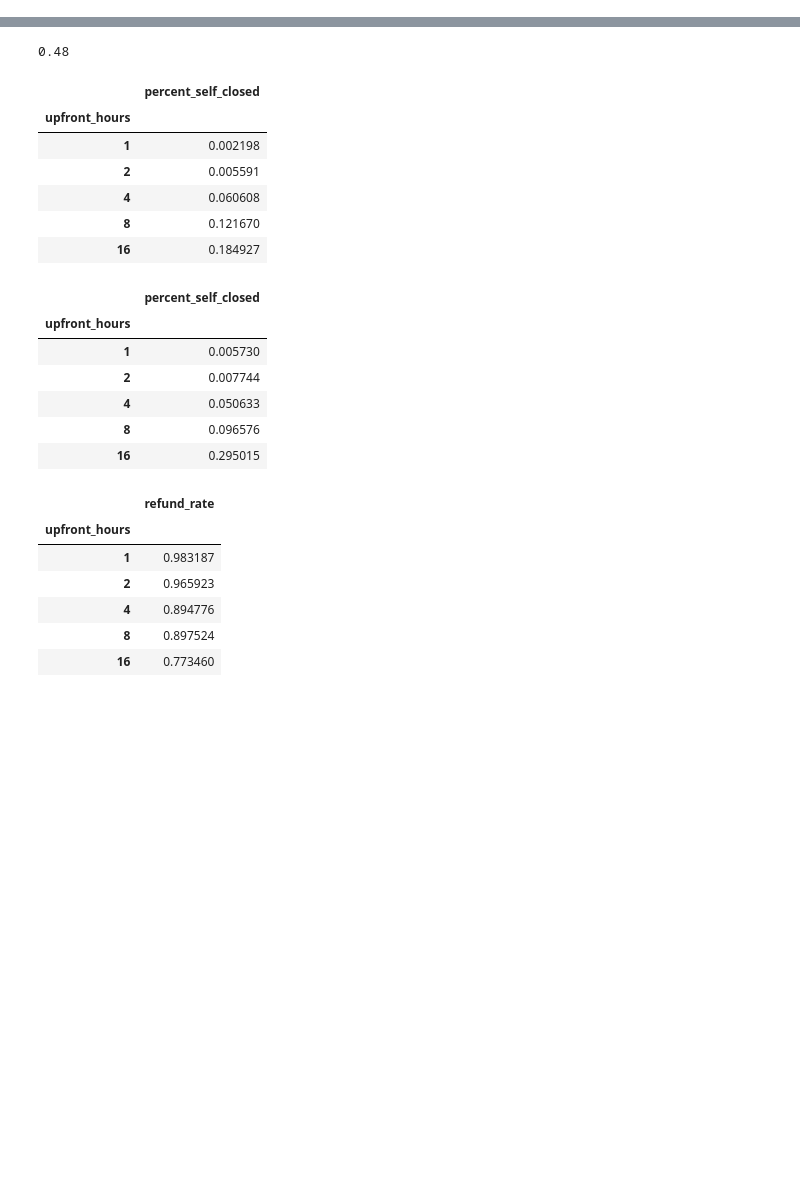
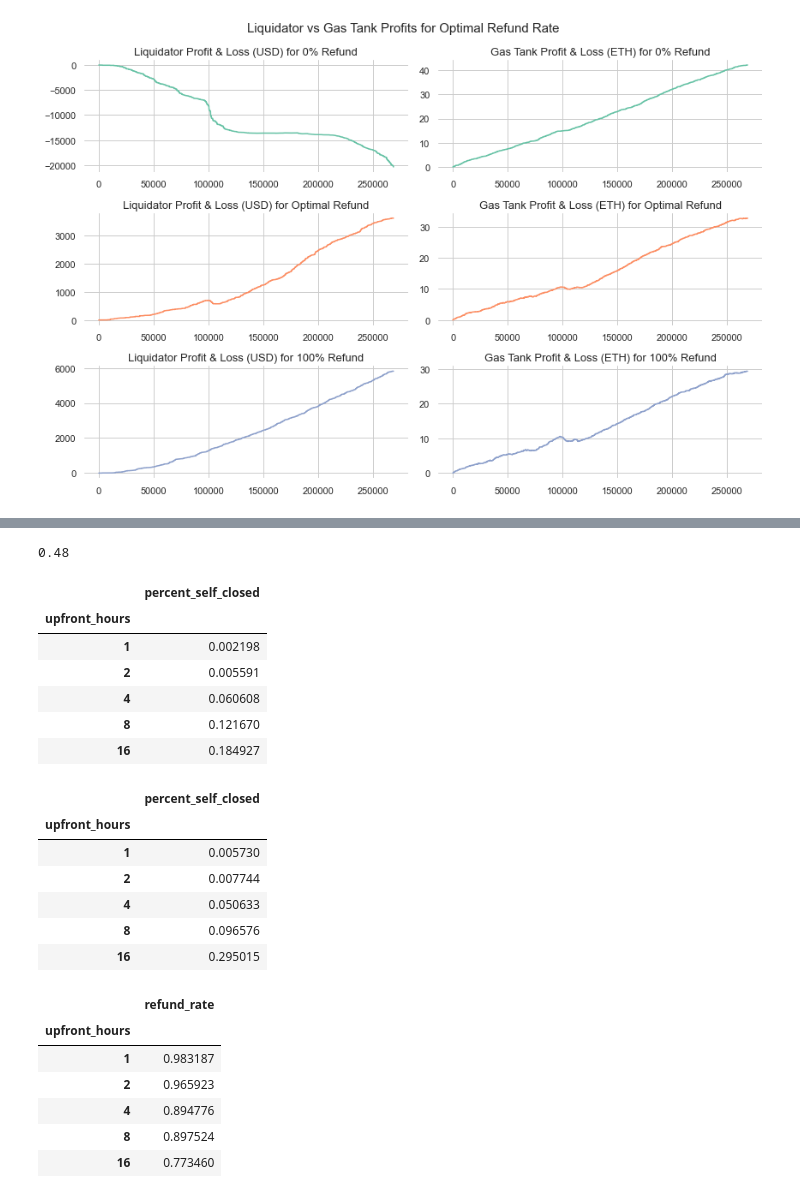
Before and after one commit to mcurcio5/superfluid-liquidations, a Jupyter notebook: sim_analysis.ipynb, the cells around one changed output, grey strips where cells are left out. Saved outputs shown, nothing was run; the diff lists cells and outputs as text; code cells hidden in the pictures; blank space fills up the shorter version.

```diff
--- a/sim_analysis.ipynb
+++ b/sim_analysis.ipynb
@@ -99,0 +118,28 @@ plt.plot(losses)
+# %%
+params['refund_rate'] = bisect(calculate_and_return_loss, .00001, .99999, args=params)
+df = simulate_and_calculate_pl(df, params)
+# %%
+balanced_df = df.copy(deep=True)
+# %%
+# show difference between three dfs
+dfs= [zero_df, balanced_df, one_df]
+# %%
+colors = sns.color_palette("Set2") # sns.color_palette('bright')
+# %%
+fig, axs = plt.subplots(3,2,figsize=(12,8))
+titles = [' for 0% Refund', ' for Optimal Refund', ' for 100% Refund']
+for i, ax in enumerate(axs.flat):
+    local_df = dfs[i // 2]
+    if i % 2 == 0:
+        ax.plot(local_df['liquidator_pl'].cumsum(), color = colors[i // 2])
+        ax.set_title('Liquidator Profit & Loss (USD)' + titles[i // 2], fontsize=13)
+    else:
+        ax.plot(local_df['gas_tank_eth_pl'].cumsum(), color = colors[i // 2])
+        ax.set_title('Gas Tank Profit & Loss (ETH)' + titles[i // 2], fontsize=13)
+    sns.despine(left=True, bottom=True)
+
+fig.suptitle('Liquidator vs Gas Tank Profits for Optimal Refund Rate', fontsize=15)
+plt.tight_layout()
+plt.savefig('liquidator_vs_gas_tank_optimal_refund2.png', format='png')
+# %% [output]
+[figure, added]
```
Also changed, not shown: parts of 57 cells of this notebook, 4 other files.
